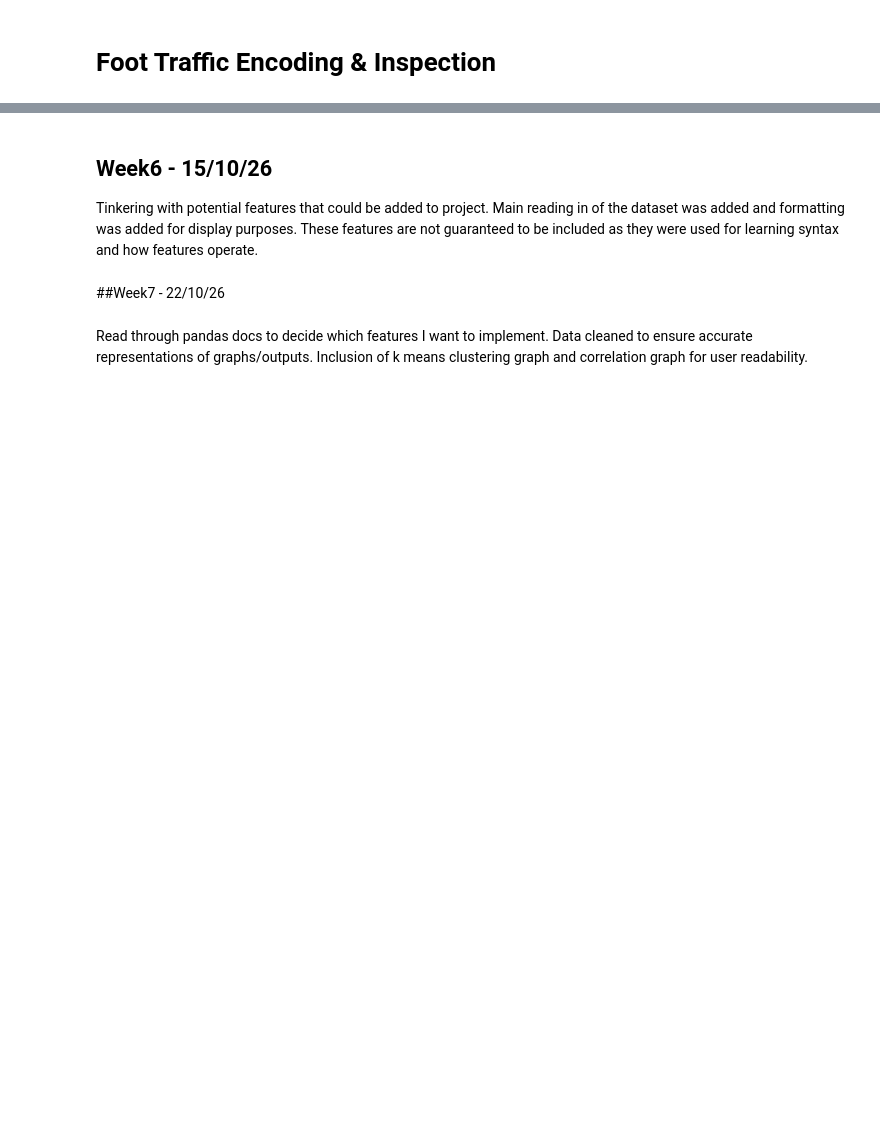
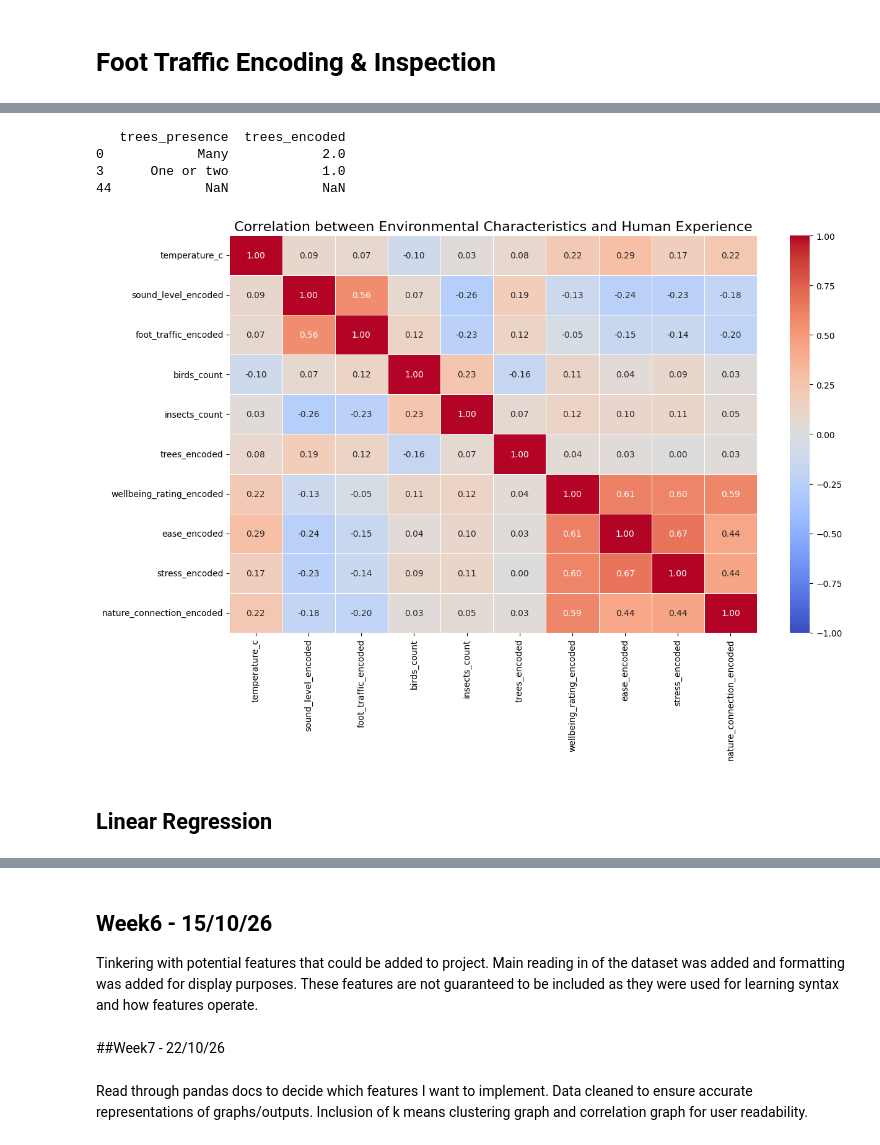
Before and after one commit to OisinStapleton/ml-campus_data-project-colab, a Jupyter notebook: MiniProjectOS.ipynb, the cells around one changed output, grey strips where cells are left out. Cells and saved outputs as stored; diff of their text form; code cells hidden in the pictures; blank space fills up the shorter version.

```diff
--- a/MiniProjectOS.ipynb
+++ b/MiniProjectOS.ipynb
@@ -615,0 +455,78 @@ plt.show()
+# %%
+
+# Encode tree presence
+tree_mapping = {
+    'One or two': 1,
+    'Many': 2
+}
+
+cleaned_df['trees_encoded'] = (
+    cleaned_df['trees_presence']
+    .astype('string')
+    .str.strip()
+    .map(tree_mapping)
+)
+
+# Verify
+print(cleaned_df[[
+    'trees_presence',
+    'trees_encoded'
+]].drop_duplicates())
+# %% [output]
+   trees_presence  trees_encoded
+0            Many            2.0
+3      One or two            1.0
+44            NaN            NaN
+# %%
+# Environmental and experience variables
+
+correlation_columns = [
+    'temperature_c',
+    'sound_level_encoded',
+    'foot_traffic_encoded',
+    'birds_count',
+    'insects_count',
+    'trees_encoded',
+    'wellbeing_rating_encoded',
+    'ease_encoded',
+    'stress_encoded',
+    'nature_connection_encoded'
+]
+
+# Correlation matrix using Spearman correlation
+correlation_matrix = cleaned_df[
+    correlation_columns
+].corr(method='spearman')
+
+# Plot heatmap
+plt.figure(figsize=(13, 9))
+
+sns.heatmap(
+    correlation_matrix,
+    annot=True,
+    cmap='coolwarm',
+    vmin=-1,
+    vmax=1,
+    center=0,
+    fmt='.2f',
+    linewidths=0.5
+)
+
+plt.title(
+    'Correlation between Environmental Characteristics '
+    'and Human Experience',
+    fontsize=16
+)
+
+plt.tight_layout()
+plt.show()
+
+# -1.0. One increases as the other decreases - blue
+# +1.0 Both tend to increase together - red
+#  0.0 Little or no relationship
+
+# Stress encoding is reversed - Higher values mean calmer experiences.
+# %% [output]
+[figure, added]
+# %% [markdown]
+## Linear Regression
```
Also changed, not shown: parts of 55 cells of this notebook.
